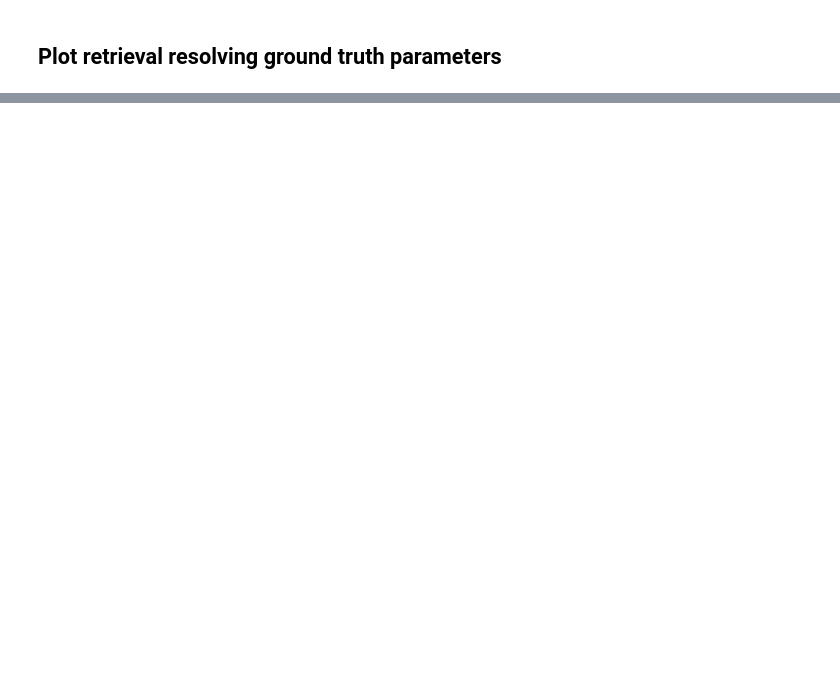
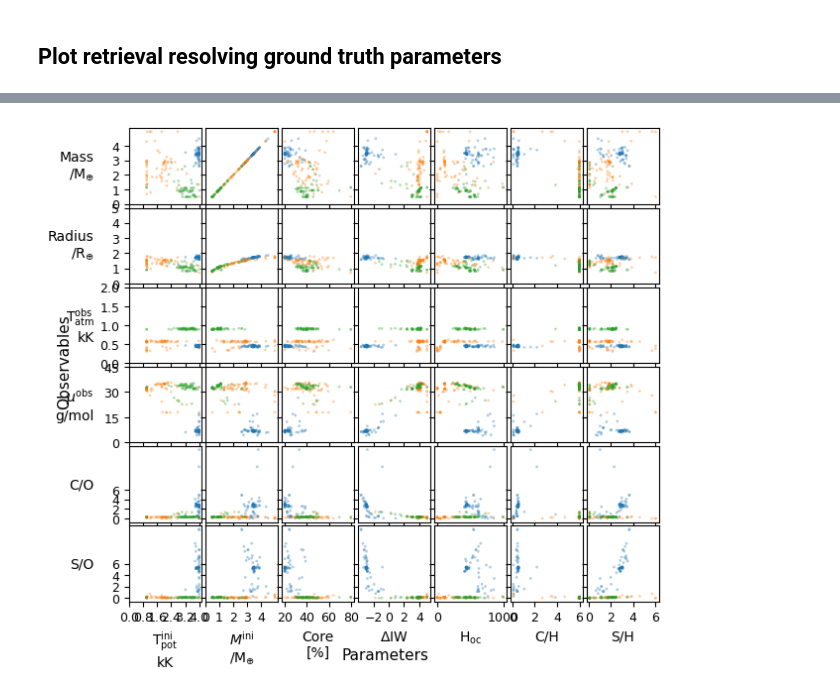
Before and after one commit to nichollsh/proteus_analysis, a Jupyter notebook: bayesopt.ipynb, the cells around one changed output, grey strips where cells are left out. Cells and saved outputs as stored; diff of their text form; code cells hidden in the pictures; blank space fills up the shorter version.

```diff
--- a/bayesopt.ipynb
+++ b/bayesopt.ipynb
@@ -581,0 +582,80 @@ Parameters: ['params.stop.time.maximum', 'orbit.semimajoraxis', 'struct.mass_tot
+# %%
+corner_prs = [
+    "interior.boundary.T_p_0",
+    "struct.mass_tot",
+    "struct.corefrac",
+    "outgas.fO2_shift_IW",
+    "delivery.elements.H_oceans",
+    "delivery.elements.CH_ratio",
+    "delivery.elements.SH_ratio"]
+
+corner_obs = [
+    "M_planet",
+    "R_obs",
+    "T_obs",
+    "atm_kg_per_mol",
+    "C/O_atm",
+    "S/O_atm"
+]
+
+N_pa = len(corner_prs)
+N_ob = len(corner_obs)
+
+fig, axs = plt.subplots(N_ob, N_pa, figsize=(2+0.7*N_pa,2+0.7*N_ob))
+
+for ipar,par in enumerate(corner_prs):
+    for iobs,obs in enumerate(corner_obs):
+        ax = axs[iobs, ipar]
+
+        scale_p, scl_p, lim_p, tck_p, lbl_p = get_var_props(par)
+        scale_o, scl_o, lim_o, tck_o, lbl_o = get_var_props(obs)
+
+        # for each bo run
+        for jax, suf in enumerate(bo_suffixes):
+            bo       = bo_data[suf]
+            log      = bo['log']
+            confs    = bo['confs']
+            obs_this = bo['obs']  # observables for this BO run
+            helps    = bo['helps']
+            col = bo_cols[jax]
+
+            xarr, yarr = [], []
+            for isim in range(len(log)):
+                xarr.append(descend_get(confs[isim], par) / scale_p)
+                yarr.append(helps[isim][obs].iloc[-1] / scale_o)
+            ax.scatter(xarr, yarr, color=col, alpha=0.35, edgecolor='none', s=4, zorder=10)
+
+            # truth
+            # par_tru = descend_get(ground_truth[suf]['config'], par) / scale_p
+            # obs_tru = ground_truth[suf]['help'][obs].iloc[-1] / scale_o
+            # ax.scatter(par_tru, obs_tru, marker='s', color='none', edgecolor=col, s=60, zorder=100, lw=2,
+            #            path_effects=[pe.Stroke(linewidth=3, foreground='k'), pe.Normal()])
+
+        # left column
+        ax.set_yscale(scl_o)
+        ax.set_yticks(tck_o)
+        if ipar == 0:
+            ax.set_ylabel(lbl_o, rotation=0, ha='right', va='center', fontsize=10)
+            ax.tick_params(axis='y', which='major', labelsize=9)
+        else:
+            ax.set_yticklabels([])
+
+        # bottom row
+        ax.set_xscale(scl_p)
+        if tck_p is not None:
+            ax.set_xticks(tck_p)
+        if iobs == N_ob - 1:
+            ax.set_xlabel(lbl_p, rotation=0, ha='center', va='top', fontsize=10)
+            ax.tick_params(axis='x', which='major', labelsize=9)
+        else:
+            ax.set_xticklabels([])
+
+fig.align_ylabels()
+fig.supylabel("Observables", fontsize=11)
+fig.supxlabel("Parameters",  fontsize=11)
+
+fig.subplots_adjust(wspace=0.05, hspace=0.05)
+fig.savefig("output/bo_corr.pdf", bbox_inches='tight', dpi=DPI, pad_inches=0.01)
+plt.show()
+# %% [output]
+[figure, added]
```
Also changed, not shown: parts of 9 cells of this notebook.
